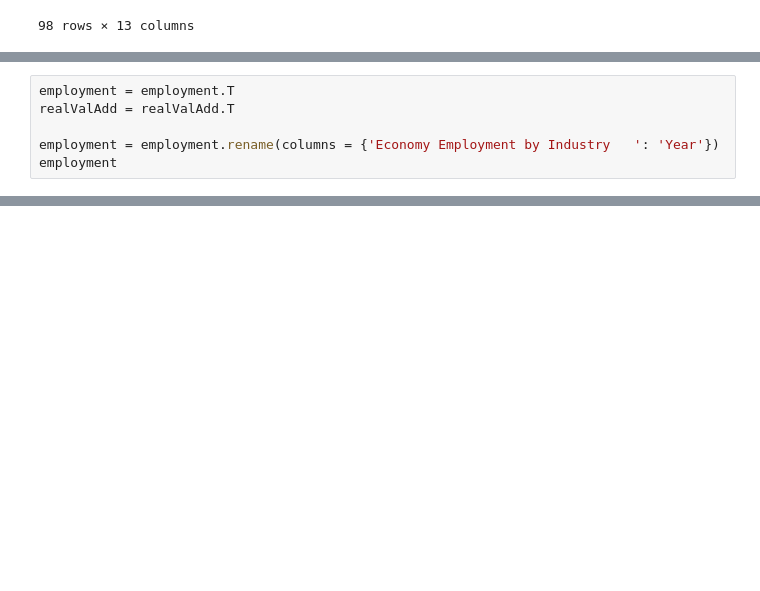
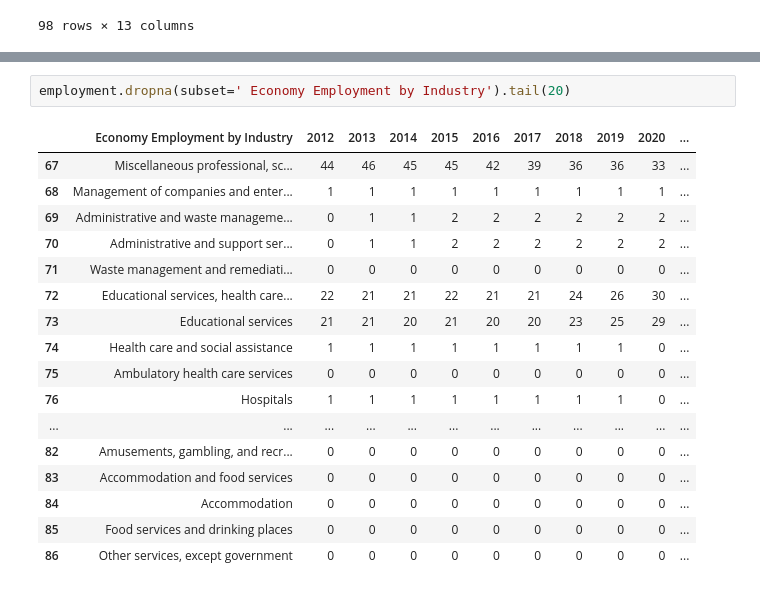
Before and after one commit to amishmish/cdc2025, a Jupyter notebook: carolinaDataChallenge.ipynb, the cells around one changed output, grey strips where cells are left out. Saved outputs shown, nothing was run; the diff lists cells and outputs as text; blank space fills up the shorter version.

```diff
--- a/carolinaDataChallenge.ipynb
+++ b/carolinaDataChallenge.ipynb
@@ -53,6 +49,0 @@ FileNotFoundError: [Errno 2] No such file or directory: 'yearly-number-of-object
-# %%
-employment = employment.T
-realValAdd = realValAdd.T
-
-employment = employment.rename(columns = {'Economy Employment by Industry	': 'Year'})
-employment
@@ -92,0 +77,20 @@ govExp
+# %%
+employment.dropna(subset=' Economy Employment by Industry').tail(20)
+# %% [output]
+|  | Economy Employment by Industry | 2012 | 2013 | 2014 | 2015 | 2016 | 2017 | 2018 | 2019 | 2020 | ... |
+| 67 | Miscellaneous professional, sc... | 44 | 46 | 45 | 45 | 42 | 39 | 36 | 36 | 33 | ... |
+| 68 | Management of companies and enter... | 1 | 1 | 1 | 1 | 1 | 1 | 1 | 1 | 1 | ... |
+| 69 | Administrative and waste manageme... | 0 | 1 | 1 | 2 | 2 | 2 | 2 | 2 | 2 | ... |
+| 70 | Administrative and support ser... | 0 | 1 | 1 | 2 | 2 | 2 | 2 | 2 | 2 | ... |
+| 71 | Waste management and remediati... | 0 | 0 | 0 | 0 | 0 | 0 | 0 | 0 | 0 | ... |
+| 72 | Educational services, health care... | 22 | 21 | 21 | 22 | 21 | 21 | 24 | 26 | 30 | ... |
+| 73 | Educational services | 21 | 21 | 20 | 21 | 20 | 20 | 23 | 25 | 29 | ... |
+| 74 | Health care and social assistance | 1 | 1 | 1 | 1 | 1 | 1 | 1 | 1 | 0 | ... |
+| 75 | Ambulatory health care services | 0 | 0 | 0 | 0 | 0 | 0 | 0 | 0 | 0 | ... |
+| 76 | Hospitals | 1 | 1 | 1 | 1 | 1 | 1 | 1 | 1 | 0 | ... |
+| ... | ... | ... | ... | ... | ... | ... | ... | ... | ... | ... | ... |
+| 82 | Amusements, gambling, and recr... | 0 | 0 | 0 | 0 | 0 | 0 | 0 | 0 | 0 | ... |
+| 83 | Accommodation and food services | 0 | 0 | 0 | 0 | 0 | 0 | 0 | 0 | 0 | ... |
+| 84 | Accommodation | 0 | 0 | 0 | 0 | 0 | 0 | 0 | 0 | 0 | ... |
+| 85 | Food services and drinking places | 0 | 0 | 0 | 0 | 0 | 0 | 0 | 0 | 0 | ... |
+| 86 | Other services, except government | 0 | 0 | 0 | 0 | 0 | 0 | 0 | 0 | 0 | ... |
```
Also changed, not shown: parts of 8 cells of this notebook.
